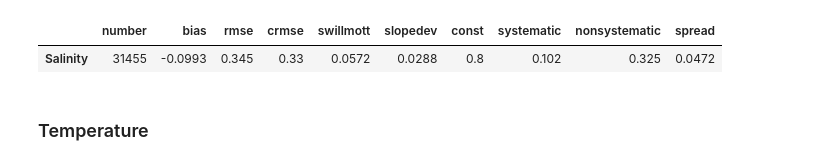
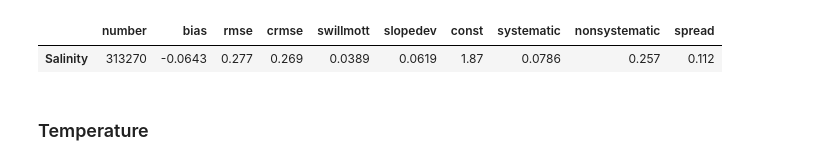
Before and after one commit to SalishSeaCast/analysis-camryn, a Jupyter notebook: notebooks/model_evals/model_eval.ipynb, the cells around one changed output. Cells and saved outputs as stored; diff of their text form; code cells hidden in the pictures.

```diff
--- a/notebooks/model_evals/model_eval.ipynb
+++ b/notebooks/model_evals/model_eval.ipynb
@@ -309,26 +331,26 @@ def get_combined(years, years_psf, years_pug, years_onc, years_ferry, idepth, jd
 # %%
 field = 'Salinity'
 obsn = 'SA'
 modn = 'mod_vosaline'
 vmax = 34
 vmin = 0
 dbin = 0.5
 scale = 24
 
 idepth = 0
 jdepth = 39
 
 sal_data,d_sal = get_combined([2017,2018,2019,2020,2021,2022]
-                                          , []#[2015, 2016, 2017]
-                                          , []#[2015, 2016, 2017, 2018]
-                                       , [2012,2013]#[2014, 2015, 2016, 2017, 2018, 2019, 2020, 2021, 2022]
-                                       , []#[2013, 2014, 2015, 2016, 2017, 2018, 2019, 2020, 2021, 2022]
+                                          , []
+                                          , []
+                                       , [2012,2013,2014,2015,2016,2017,2018,2019,2020,2021,2022]
+                                       , []
                                           , idepth, jdepth, 'alldepths')
 
 d_sal.style.format(myformat).apply(highlight_max_min)
 # %% [output]
 |  | number | bias | rmse | crmse | swillmott | slopedev | const | systematic | nonsystematic | spread |
-| Salinity | 31455 | -0.0993 | 0.345 | 0.33 | 0.0572 | 0.0288 | 0.8 | 0.102 | 0.325 | 0.0472 |
+| Salinity | 313270 | -0.0643 | 0.277 | 0.269 | 0.0389 | 0.0619 | 1.87 | 0.0786 | 0.257 | 0.112 |
 # %% [markdown]
 ### Temperature
 # %%
```
Also changed, not shown: parts of 37 cells of this notebook.
